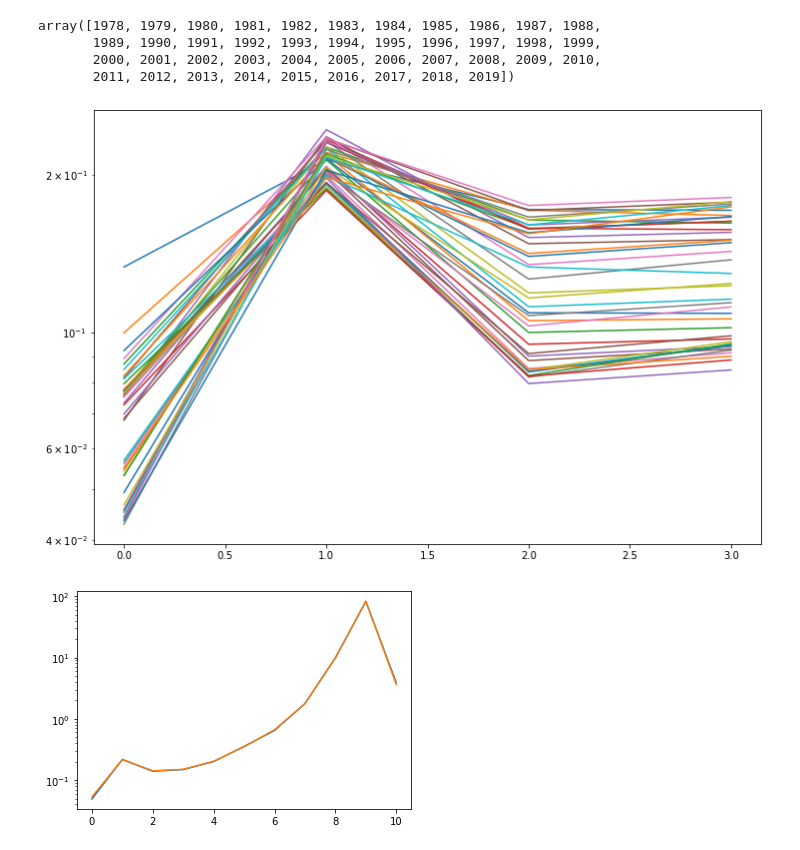
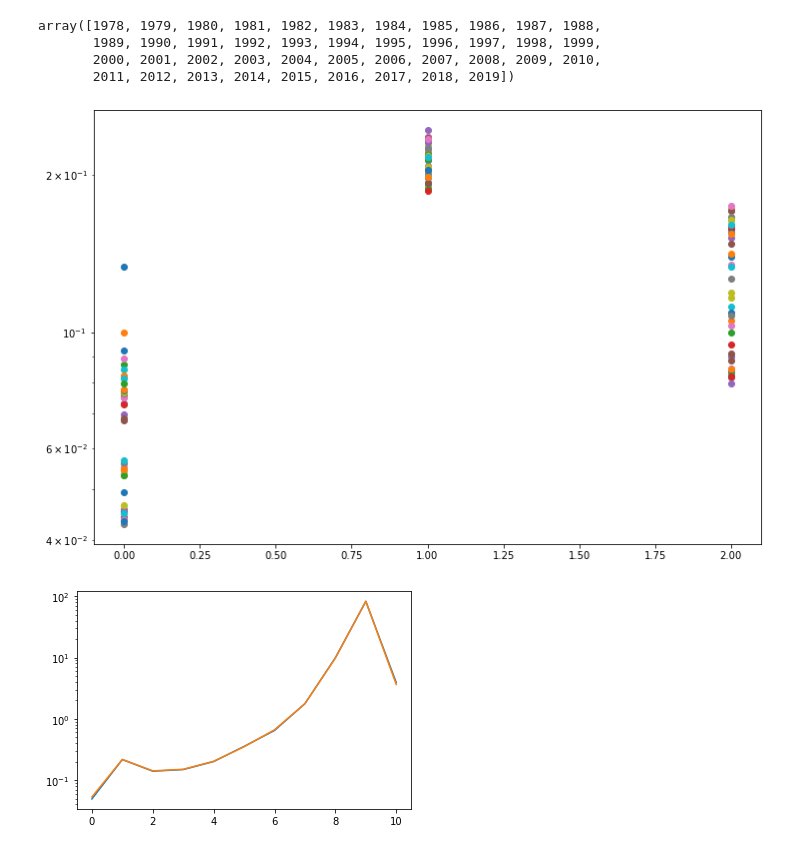
Before and after one commit to tvhahn/cdc-birth-data, a Jupyter notebook: notebooks/1.0-explore-apgar.ipynb, the cells around one changed output. Drawn from its saved outputs; the diff is of its cells as text; code cells hidden in the pictures.

Commit message:
added scatter

```diff
--- a/notebooks/1.0-explore-apgar.ipynb
+++ b/notebooks/1.0-explore-apgar.ipynb
@@ -218,15 +215,15 @@ array([1978, 1979, 1980, 1981, 1982, 1983, 1984, 1985, 1986, 1987, 1988,
 # %%
 fig, ax = plt.subplots(figsize=(12,8))
 for year in np.sort(df_count['dob_yy'].unique()):
-    df_year = df_count[(df_count['dob_yy']==year) & (df_count['apgar5']<4)
+    df_year = df_count[(df_count['dob_yy']==year) & (df_count['apgar5']<3)
     # & (df_count['apgar5']<6)
     ]
-    ax.plot(df_year['apgar5'], df_year['births_pct'], label=year)
+    ax.scatter(df_year['apgar5'], df_year['births_pct'], label=year)
 
 # set y-axis to log scale
 ax.set_yscale('log')
 # %% [output]
-[figure, old version]
+[figure, new version]
 # %%
 plt.plot(df_count[df_count['dob_yy']==2008]['apgar5'], df_count[df_count['dob_yy']==2008]['births_pct'],)
 plt.plot(df_count[df_count['dob_yy']==2009]['apgar5'], df_count[df_count['dob_yy']==2009]['births_pct'],)
```
Also changed, not shown: parts of 2 cells of this notebook.
